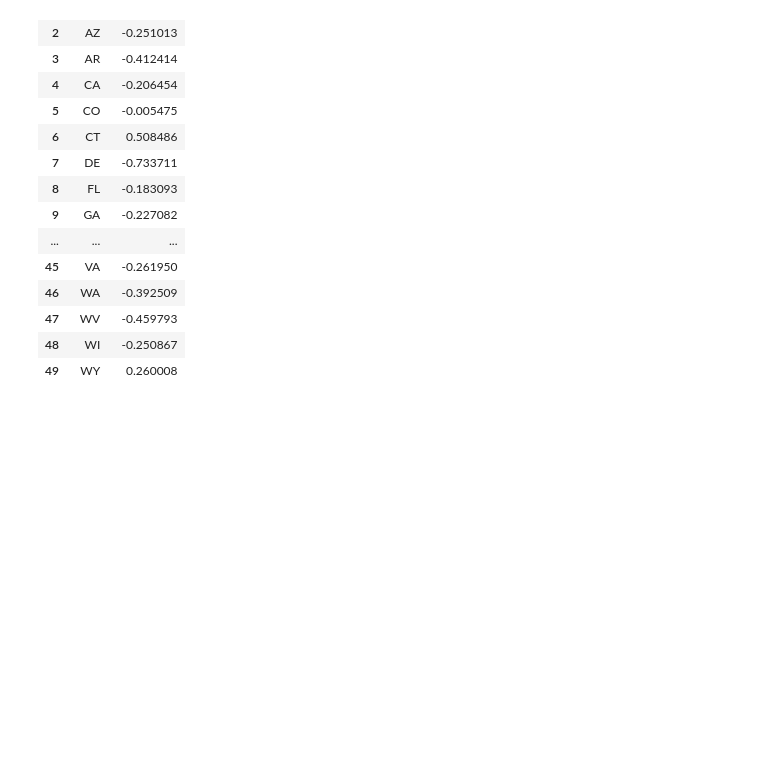
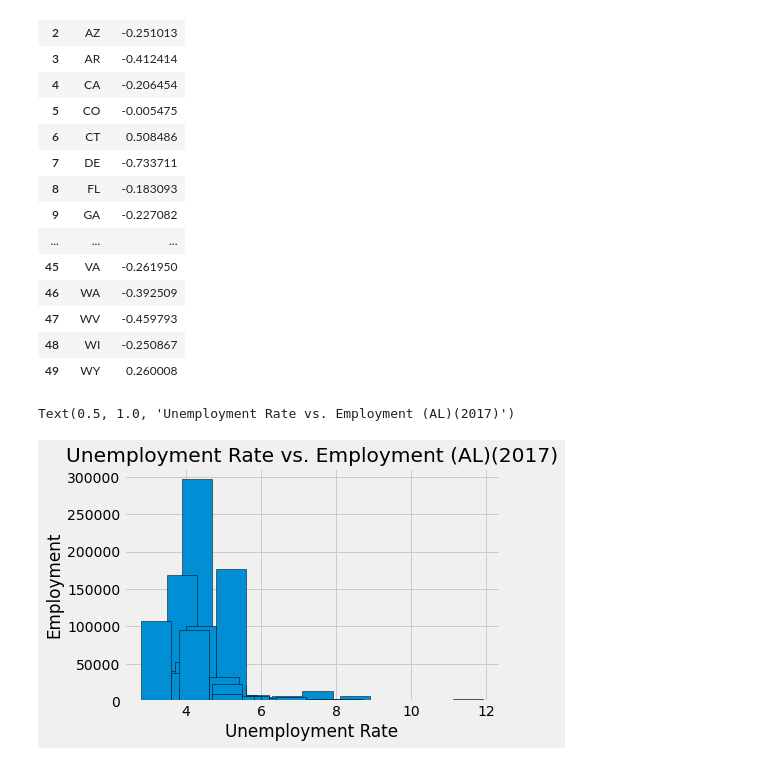
Before and after one commit to bb6261/Project, a Jupyter notebook: Project/Proposal_BB_JS.ipynb, the cells around one changed output. Cells and saved outputs as stored; diff of their text form; code cells hidden in the pictures; blank space fills up the shorter version.

```diff
--- a/Project/Proposal_BB_JS.ipynb
+++ b/Project/Proposal_BB_JS.ipynb
@@ -168,3 +168,13 @@ correlation_table
 | 47 | WV | -0.459793 |
 | 48 | WI | -0.250867 |
 | 49 | WY | 0.260008 |
+# %%
+#Employment Bar Chart (2017)
+bar_data = unemployment_data[unemployment_data['State'] == 'AL'].iloc[1:2000]
+plt.bar(bar_data['URATE17'], bar_data['EMP17'], edgecolor = 'Black')
+plt.xlabel('Unemployment Rate')
+plt.ylabel('Employment')
+plt.title('Unemployment Rate vs. Employment (AL)(2017)')
+# %% [output]
+Text(0.5, 1.0, 'Unemployment Rate vs. Employment (AL)(2017)')
+[figure, added]
```
Also changed, not shown: parts of 15 cells of this notebook.
